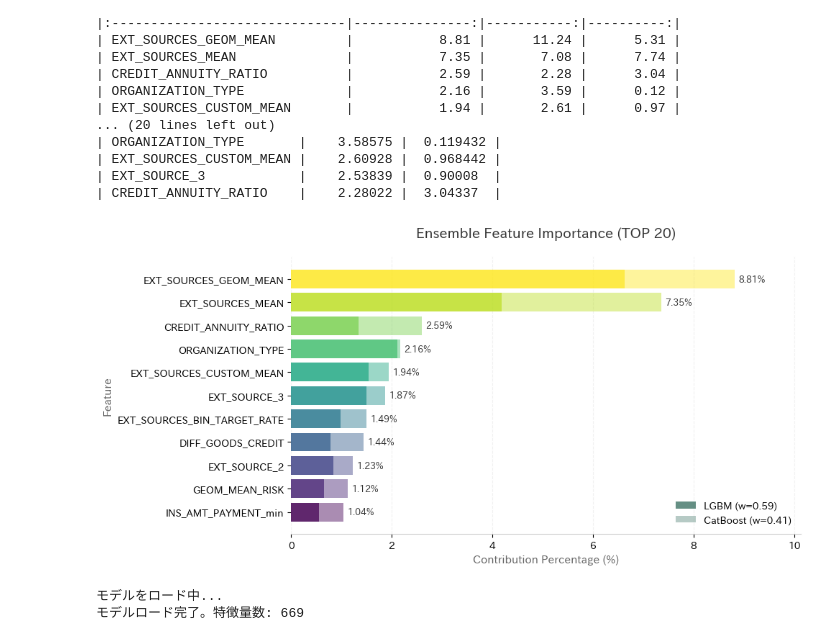
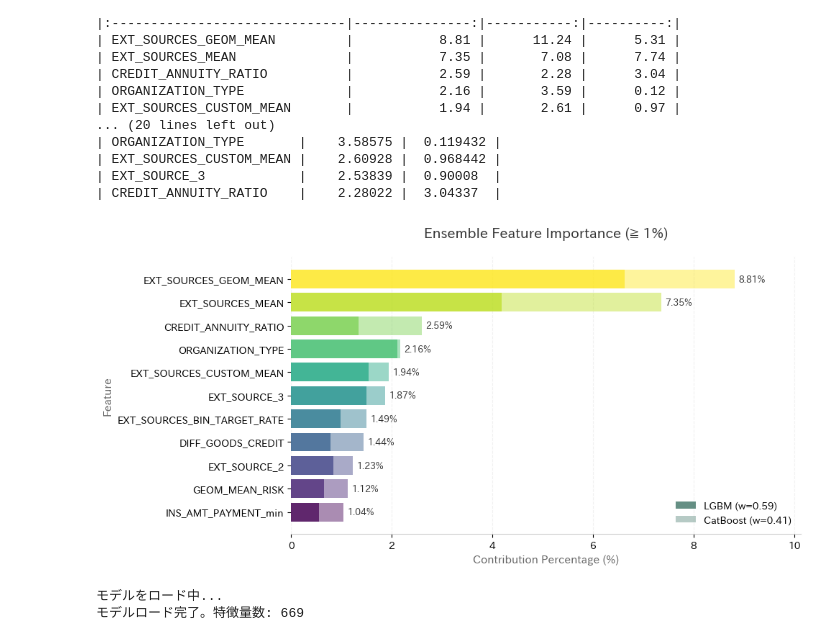
Before and after one commit to to-nakanishi/home_credit_default_risk, a Jupyter notebook: home_credit_default_risk_05_ANALYZE.ipynb, the cells around one changed output. Drawn from its saved outputs; the diff is of its cells as text; code cells hidden in the pictures.

```diff
--- a/home_credit_default_risk_05_ANALYZE.ipynb
+++ b/home_credit_default_risk_05_ANALYZE.ipynb
@@ -301,35 +301,35 @@ bars_cat = ax.barh(
     label=f'CatBoost (w={1-w_lgbm:.2f})'
 )
 
 # ％ラベルをバー右端に表示
 for i, (feature, total) in enumerate(zip(plot_df['feature'], total_vals)):
     ax.text(total + 0.08, i, f'{total:.2f}%',
             va='center', ha='left', fontsize=9, color='#333333', fontweight='bold')
 
 # x軸の余白（ラベルが切れないように）
 ax.set_xlim(0, max(total_vals) * 1.15)
 
 # タイトル・ラベル
-plt.title('Ensemble Feature Importance (TOP 20)', fontsize=14, pad=20, color='#333333')
+plt.title('Ensemble Feature Importance (≧ 1%)', fontsize=14, pad=20, color='#333333')
 plt.xlabel('Contribution Percentage (%)', fontsize=11, color='#666666')
 plt.ylabel('Feature', fontsize=11, color='#666666')
 
 # グリッド
 ax.xaxis.grid(True, linestyle='--', which='major', color='#EEEEEE', alpha=0.8)
 ax.set_axisbelow(True)
 
 # 凡例（LGBM=濃い、CatBoost=薄い を示す）
 from matplotlib.patches import Patch
 legend_elements = [
     Patch(facecolor='#4A7C6F', alpha=0.85, label=f'LGBM (w={w_lgbm:.2f})'),
     Patch(facecolor='#4A7C6F', alpha=0.40, label=f'CatBoost (w={1-w_lgbm:.2f})')
 ]
 ax.legend(handles=legend_elements, frameon=False, loc='lower right', fontsize=10)
 
 plt.tight_layout()
 plt.show()
 # %% [output]
-[figure, old version]
+[figure, new version]
 # %%
 #3-1　SHAP　設定とモデル復元
 
```
